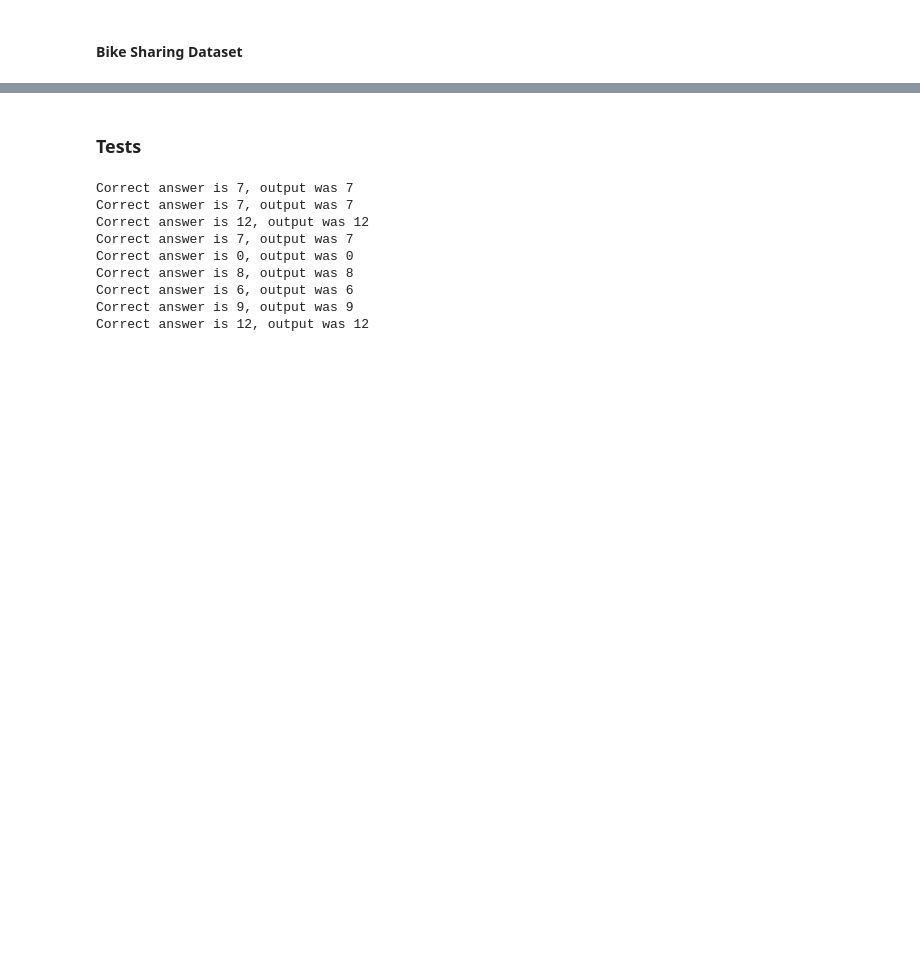
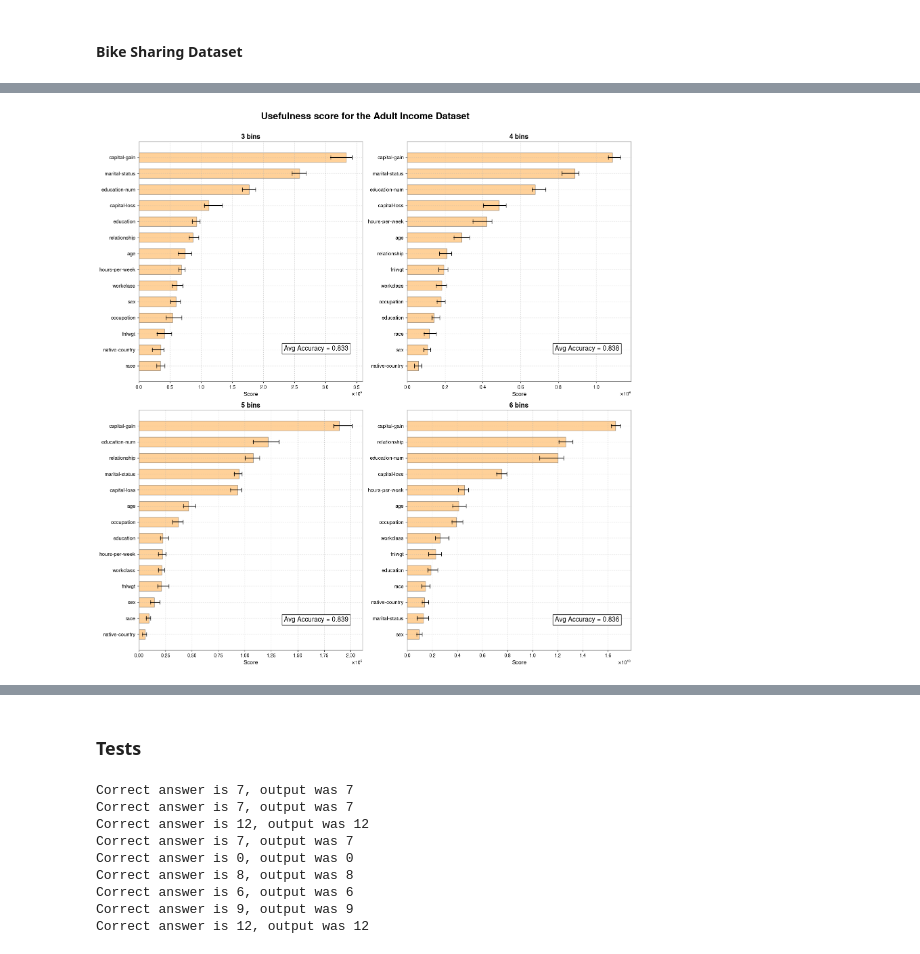
Before and after one commit to Andial66/FeatureUsefulness, a Jupyter notebook: Experiments.ipynb, the cells around one changed output, grey strips where cells are left out. Saved outputs shown, nothing was run; the diff lists cells and outputs as text; code cells hidden in the pictures; blank space fills up the shorter version.

```diff
--- a/Experiments.ipynb
+++ b/Experiments.ipynb
@@ -578,0 +551,86 @@ plt.savefig(f'bike_sharing_bins_{bins}.svg')
+# %%
+# Plot
+dataset = "adult_income"
+color_for_dataset = {"california": "steelblue", "adult_income": "darkorange", "bike_sharing": "darkred"}
+
+plt.rcParams['font.family'] = 'TeX Gyre Heros'
+fig, axs = plt.subplots(2, 2, figsize=(16, 16), sharex=False, sharey=False)
+
+bins_num = [3, 4, 5, 6]
+pos = [(0, 0), (0, 1), (1, 0), (1, 1)]
+accr = []
+
+for i in range(4):
+    bins = bins_num[i]
+    x, y = pos[i]
+    ax = axs[x][y]
+
+    # Read the lists from the file
+    with open("results/" + dataset + f"_bins_{bins}", 'rb') as file:
+        loaded_lists = pickle.load(file)
+
+    labels, q1s, meds, q3s, accuracies = loaded_lists
+    labels = [label.replace("_binned", "") for label in labels]
+    y_pos = np.arange(len(labels))
+
+
+    # Main horizontal bars at median
+    ax.barh(y_pos, meds, color=color_for_dataset[dataset], alpha=0.4, edgecolor='black', height=0.6)
+
+    bar_height = 0.6
+    line_height = bar_height * 0.4  # 40% of full bar height
+    for y, q1, q3 in zip(y_pos, q1s, q3s):
+        # Short horizontal line for Q1–Q3
+        ax.plot([q1, q3], [y, y], color='black', linewidth=1.5)
+
+        # Small vertical ticks at Q1 and Q3
+        ax.plot([q1, q1], [y - line_height / 2, y + line_height / 2], color='black', linewidth=1)
+        ax.plot([q3, q3], [y - line_height / 2, y + line_height / 2], color='black', linewidth=1)
+
+    ax.xaxis.set_major_formatter(ticker.ScalarFormatter(useMathText=True))
+    ax.ticklabel_format(axis='x', style='sci', scilimits=(0, 0))
+
+    # Style
+    ax.set_yticks(y_pos)
+    ax.set_yticklabels(labels, fontsize=11)
+    ax.set_xlabel('Score', fontsize=12)
+    ax.set_title(f'{bins} bins', fontsize=14, fontweight='semibold')
+    ax.spines['top'].set_visible(False)
+    ax.spines['right'].set_visible(False)
+    ax.grid(True, linestyle=':', linewidth=0.8, alpha=0.7)
+    ax.tick_params(axis='x', labelsize=10)
+
+
+    for spine in ax.spines.values():
+        spine.set_visible(True)
+        spine.set_linewidth(1)
+        spine.set_color('grey')
+
+    accr.append(np.mean(accuracies))
+
+print(np.mean(accuracies))
+
+fig.text(0.35, 0.6, f'Avg Accuracy = {accr[0]:.3f}',
+         fontsize=14,
+         va='top', ha='left',
+         bbox=dict(facecolor='white', edgecolor='black'))
+fig.text(0.85, 0.6, f'Avg Accuracy = {accr[1]:.3f}',
+         fontsize=14,
+         va='top', ha='left',
+         bbox=dict(facecolor='white', edgecolor='black'))
+fig.text(0.35, 0.1, f'Avg Accuracy = {accr[2]:.3f}',
+         fontsize=14,
+         va='top', ha='left',
+         bbox=dict(facecolor='white', edgecolor='black'))
+fig.text(0.85, 0.1, f'Avg Accuracy = {accr[3]:.3f}',
+         fontsize=14,
+         va='top', ha='left',
+         bbox=dict(facecolor='white', edgecolor='black'))
+
+plt.tight_layout()
+
+titles = {"california": "California Housing", "adult_income": "Adult Income", "bike_sharing": "Bike Sharing"}
+
+fig.suptitle("Usefulness score for the " +  titles[dataset] + " Dataset", fontsize=20, fontweight='semibold', y=1.03)
+fig.savefig(dataset + '.pdf', format='pdf', bbox_inches='tight')
+# %% [output]
@@ -578,0 +642 @@ plt.savefig(f'bike_sharing_bins_{bins}.svg')
+[figure, added]
```
Also changed, not shown: parts of 11 cells of this notebook, 34 other files.
